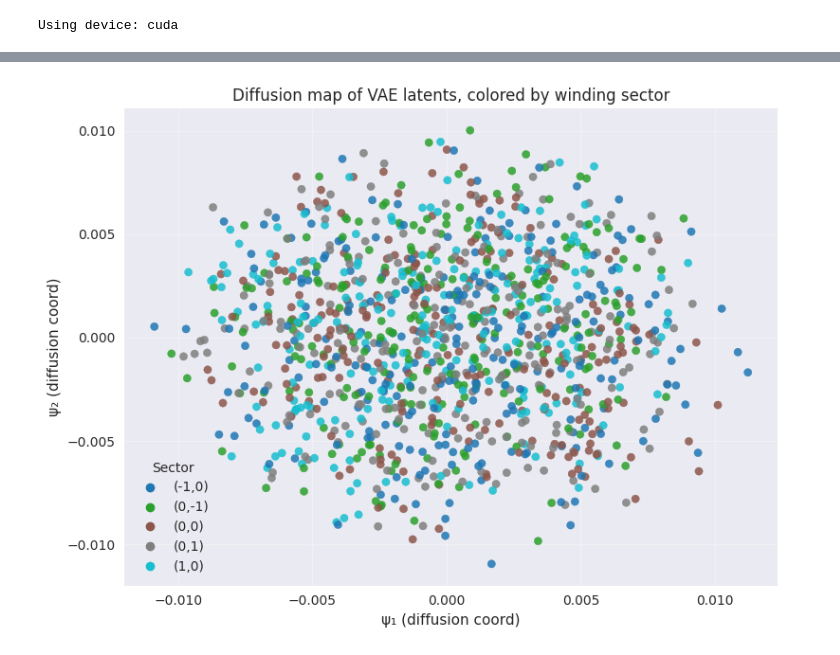
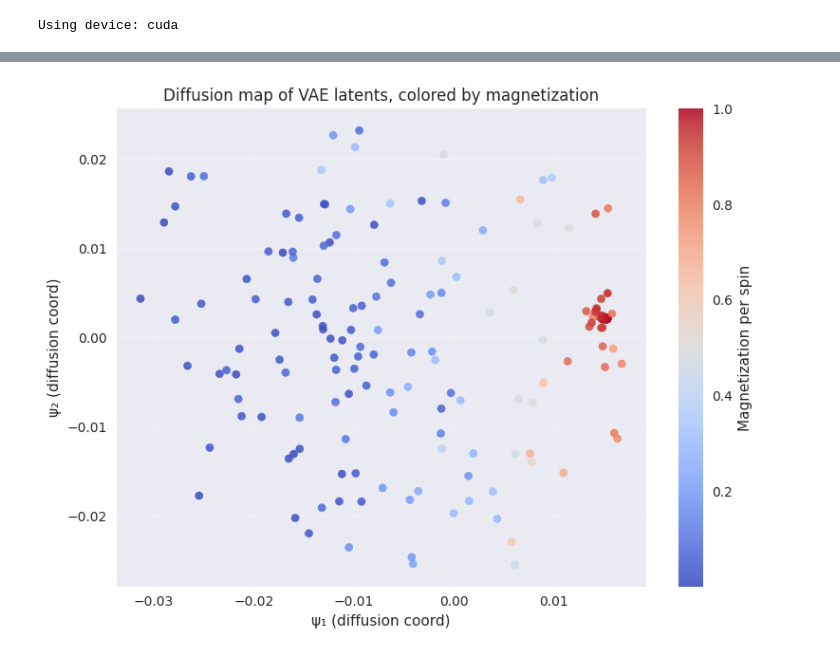
Before and after one commit to neel-j-dev/Classifying-BLK-Transitions, a Jupyter notebook: Diffusion/vae_diffusion.ipynb, the cells around one changed output, grey strips where cells are left out. Drawn from its saved outputs; the diff is of its cells as text; code cells hidden in the pictures.

Commit message:
Ising model visualization

```diff
--- a/Diffusion/vae_diffusion.ipynb
+++ b/Diffusion/vae_diffusion.ipynb
@@ -61,15 +66,9 @@ Loaded 1200 metadata rows. Temperature range: 0.100–1.200
 # %%
-def angles_to_xy(theta: np.ndarray) -> np.ndarray:
-    """Map spin angles to concatenated (cos, sin) features."""
-    cos_theta = np.cos(theta)
-    sin_theta = np.sin(theta)
-    return np.concatenate([cos_theta, sin_theta], axis=1).astype(np.float32)
-
-spin_features = angles_to_xy(configs)
-temperature_feature = temperatures[:, None]
-features = np.concatenate([spin_features, temperature_feature], axis=1)
+spin_features = configs  # already flattened ±1 spins
+observables = np.stack([temperatures, magnetization], axis=1)
+features = np.concatenate([spin_features, observables], axis=1)
 print(f"Spin feature shape: {spin_features.shape}")
-print(f"Augmented feature shape (with T): {features.shape}")
+print(f"Augmented feature shape (with T + m): {features.shape}")
 
 n_samples = features.shape[0]
 train_ratio = 0.8
@@ -172,7 +171,7 @@ VAE(
   )
 )
 # %%
-n_epochs = 50
+n_epochs = 500
 beta = 1e-3  # balances KLD vs reconstruction
 history = {'train_loss': [], 'val_loss': [], 'train_recon': [], 'val_recon': []}
 
@@ -278,7 +277,7 @@ def diffusion_map_embedding(X: np.ndarray, epsilon: float | None = None, n_dims:
     coords = evecs[:, start:end] * (evals[start:end] ** diffusion_time)
     return evals, coords
 # %%
-max_samples = 2500
+max_samples = 25000
 n_total = latents.shape[0]
 if n_total > max_samples:
     subset_idx = RNG.choice(n_total, size=max_samples, replace=False)
@@ -287,10 +286,15 @@ else:
 
 latent_subset = latents[subset_idx]
 temp_subset = temperatures[subset_idx]
-sector_subset = sectors[subset_idx]
+mag_subset = magnetization[subset_idx]
 
 print(f"Running diffusion maps on {latent_subset.shape[0]} latent vectors...")
 
-evals, dm_coords = diffusion_map_embedding(latent_subset, n_dims=3, diffusion_time=1)
-print("Top eigenvalues:", evals[:5])
+evals, dm_coords = diffusion_map_embedding(
+    latent_subset,
+    epsilon=None,
+    n_dims=3,
+    diffusion_time=1,
+)
+print("Leading diffusion eigenvalues:", evals[:5])
 # %% [output]
@@ -312,18 +327,13 @@ plt.show()
 # %%
-unique_sectors = np.unique(sector_subset)
-sector_to_idx = {sec: i for i, sec in enumerate(unique_sectors)}
-sector_colors = np.array([sector_to_idx[s] for s in sector_subset], dtype=float)
-
-cmap = plt.cm.get_cmap('tab10', len(unique_sectors))
 plt.figure(figsize=(8, 6))
-sc = plt.scatter(dm_coords[:, 0], dm_coords[:, 1], c=sector_colors, cmap=cmap, s=35, alpha=0.85)
+sc = plt.scatter(dm_coords[:, 0], dm_coords[:, 1], c=mag_subset, cmap='coolwarm', s=35, alpha=0.85)
 plt.xlabel('ψ₁ (diffusion coord)')
 plt.ylabel('ψ₂ (diffusion coord)')
-plt.title('Diffusion map of VAE latents, colored by winding sector')
+plt.title('Diffusion map of VAE latents, colored by magnetization')
 plt.grid(True, alpha=0.3)
-handles = [Line2D([0], [0], marker='o', linestyle='', color=cmap(idx / max(len(unique_sectors) - 1, 1)), label=sec) for sec, idx in sector_to_idx.items()]
-plt.legend(handles=handles, title='Sector', loc='best')
+cbar = plt.colorbar(sc)
+cbar.set_label('Magnetization per spin')
 plt.tight_layout()
 plt.show()
 # %% [output]
-[figure, old version]
+[figure, new version]
```
Also changed, not shown: parts of 13 cells of this notebook, 5 other files.
